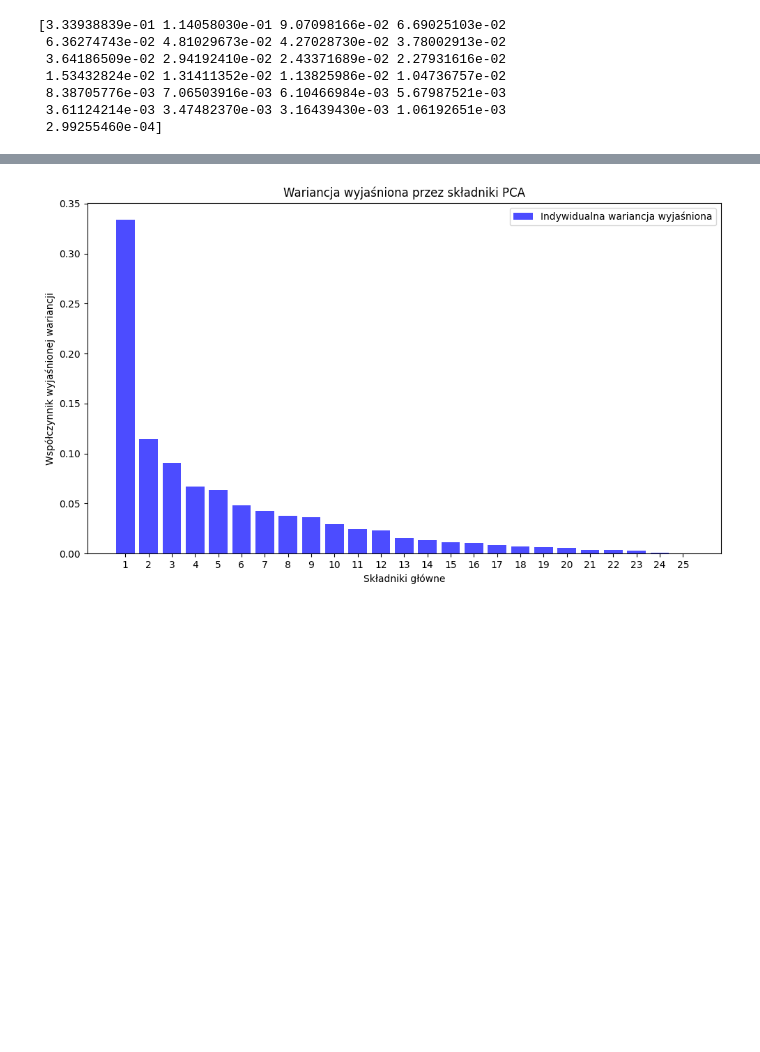
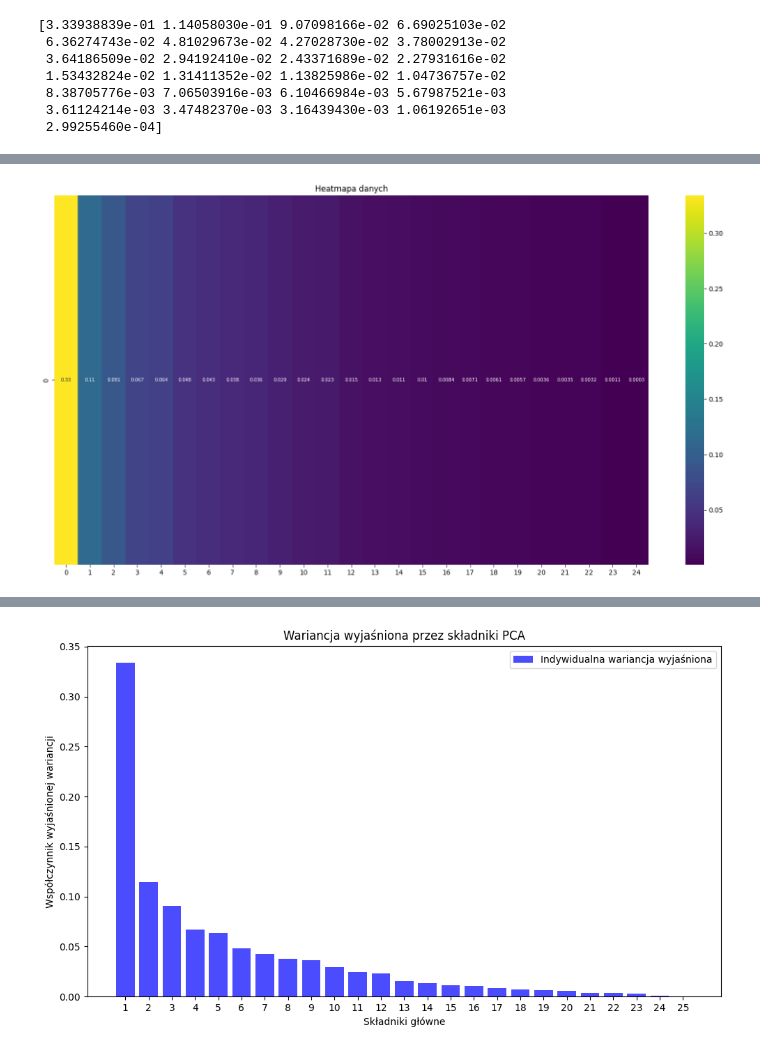
Before and after one commit to y777bish/DataExplorationProject, a Jupyter notebook: ProjektAEDfin.ipynb, the cells around one changed output, grey strips where cells are left out. Cells and saved outputs as stored; diff of their text form; code cells hidden in the pictures; blank space fills up the shorter version.

```diff
--- a/ProjektAEDfin.ipynb
+++ b/ProjektAEDfin.ipynb
@@ -76,0 +114,11 @@ print(explained_variance)
+# %%
+df = pd.DataFrame(explained_variance)
+df = df.T
+
+# Tworzenie heatmapy
+plt.figure(figsize=(20, 10))
+sns.heatmap(df, annot=True, cmap="viridis", annot_kws={"size": 7})
+plt.title("Heatmapa danych")
+plt.show()
+# %% [output]
+[figure, added]
```
Also changed, not shown: parts of 28 cells of this notebook.
